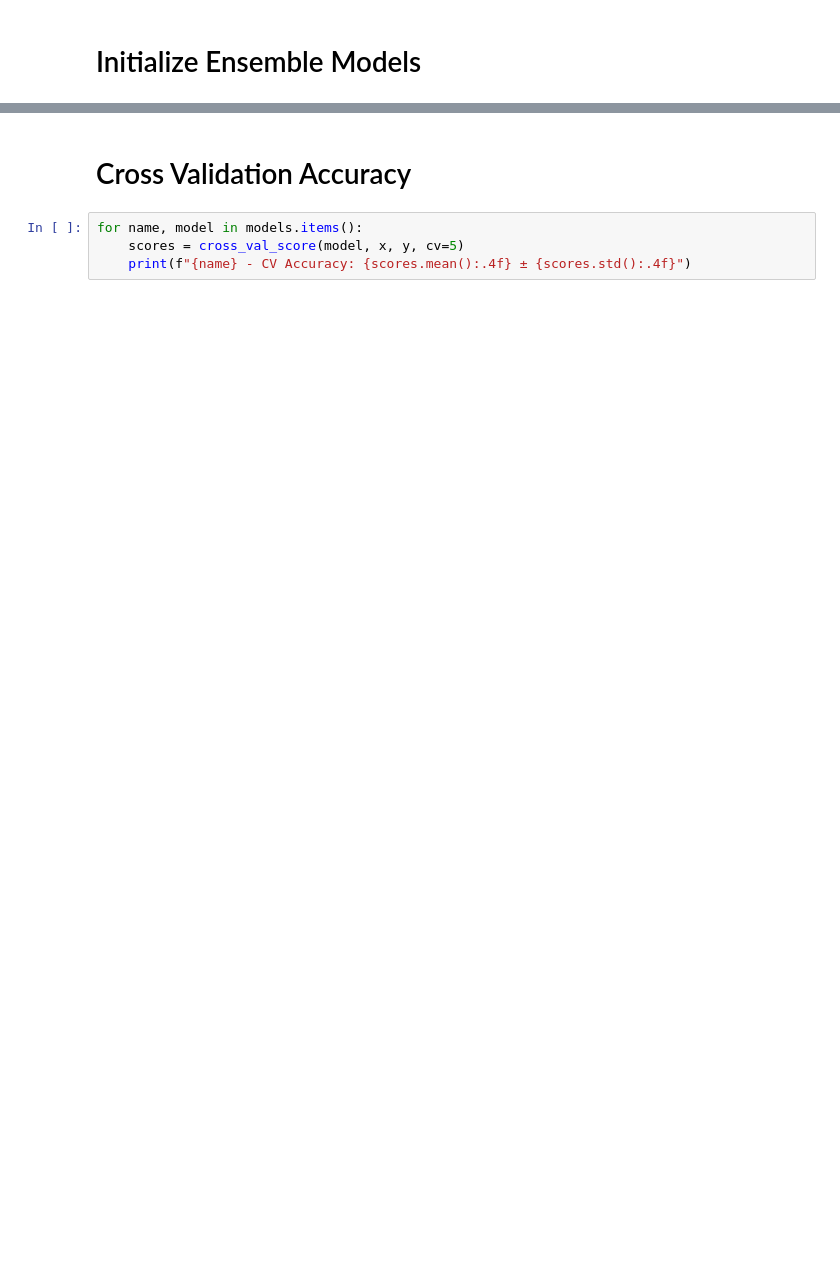
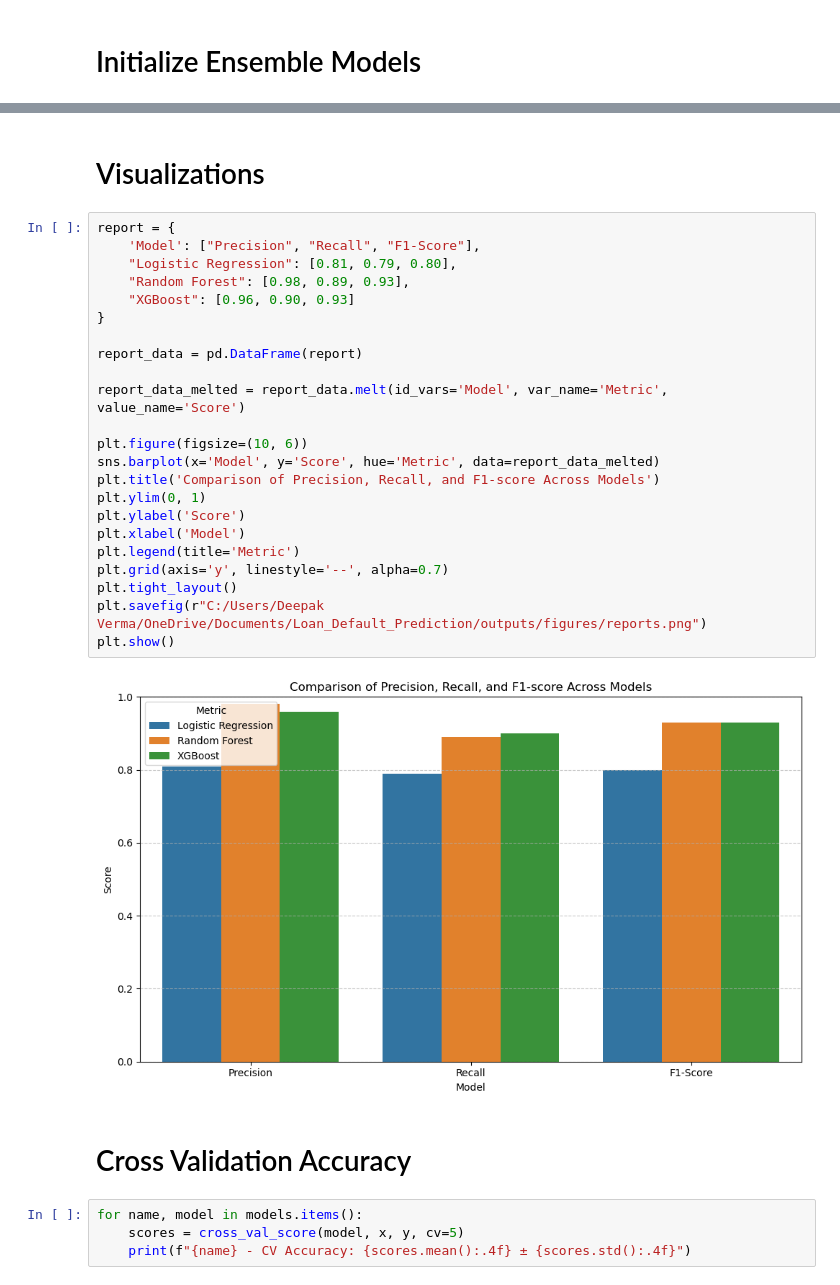
Before and after one commit to dverma0103/Loan_Default_Prediction, a Jupyter notebook: notebooks/03_Modeling.ipynb, the cells around one changed output, grey strips where cells are left out. Drawn from its saved outputs; the diff is of its cells as text; blank space fills up the shorter version.

```diff
--- a/notebooks/03_Modeling.ipynb
+++ b/notebooks/03_Modeling.ipynb
@@ -78,3 +97,30 @@ weighted avg       0.91      0.90      0.90      2988
+# %% [markdown]
+# Visualizations
+# %%
+report = {
+    'Model': ["Precision", "Recall", "F1-Score"],
+    "Logistic Regression": [0.81, 0.79, 0.80],
+    "Random Forest": [0.98, 0.89, 0.93],
+    "XGBoost": [0.96, 0.90, 0.93]
+}
+
+report_data = pd.DataFrame(report)
+
+report_data_melted = report_data.melt(id_vars='Model', var_name='Metric', value_name='Score')
+
+plt.figure(figsize=(10, 6))
+sns.barplot(x='Model', y='Score', hue='Metric', data=report_data_melted)
+plt.title('Comparison of Precision, Recall, and F1-score Across Models')
+plt.ylim(0, 1)
+plt.ylabel('Score')
+plt.xlabel('Model')
+plt.legend(title='Metric')
+plt.grid(axis='y', linestyle='--', alpha=0.7)
+plt.tight_layout()
+plt.savefig(r"C:/Users/Deepak Verma/OneDrive/Documents/Loan_Default_Prediction/outputs/figures/reports.png")
+plt.show()
+# %% [output]
+[figure, added]
 # %% [markdown]
 # Cross Validation Accuracy
 # %%
```
Also changed, not shown: parts of 8 cells of this notebook, 4 other files.
